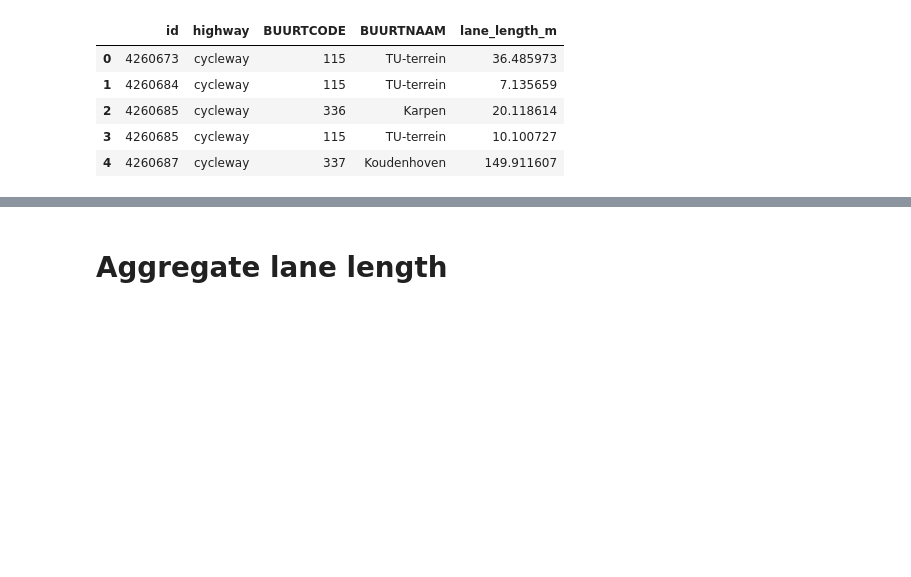
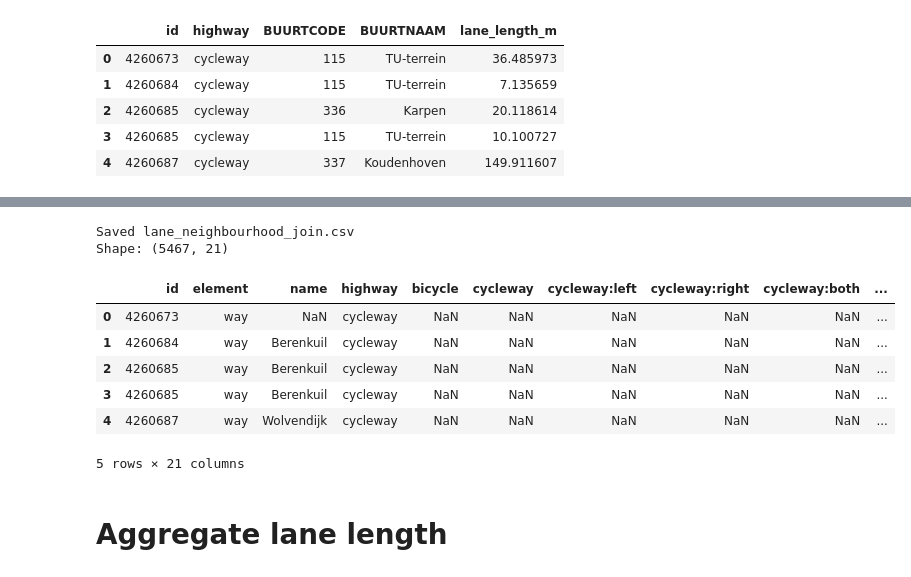
Before and after one commit to haneulchoi0904/2AMD20-Knowledge-Engineering, a Jupyter notebook: notebooks/join_tables.ipynb, the cells around one changed output, grey strips where cells are left out. Saved outputs shown, nothing was run; the diff lists cells and outputs as text; code cells hidden in the pictures; blank space fills up the shorter version.

```diff
--- a/notebooks/join_tables.ipynb
+++ b/notebooks/join_tables.ipynb
@@ -543,3 +497,58 @@ Shape: (5467, 12)
+# %%
+desired_lane_join_cols = [
+    "id",
+    "element",
+    "name",
+    "highway",
+    "bicycle",
+    "cycleway",
+    "cycleway:left",
+    "cycleway:right",
+    "cycleway:both",
+    "cyclestreet",
+    "oneway",
+    "oneway:bicycle",
+    "foot",
+    "segregated",
+    "surface",
+    "lit",
+    "maxspeed",
+    "source_query",
+    "included_reason",
+    "BUURTCODE",
+    "BUURTNAAM",
+    "lane_length_m"
+]
+
+existing_lane_join_cols = [
+    col for col in desired_lane_join_cols
+    if col in lane_intersections.columns
+]
+
+lane_neighbourhood_join = lane_intersections[existing_lane_join_cols].copy()
+
+lane_neighbourhood_join = lane_neighbourhood_join.rename(
+    columns={"lane_length_m": "intersected_length_m"}
+)
+
+lane_neighbourhood_join.to_csv(
+    "../data/clean/lane_neighbourhood_join.csv",
+    index=False
+)
+
+print("Saved lane_neighbourhood_join.csv")
+print("Shape:", lane_neighbourhood_join.shape)
+lane_neighbourhood_join.head()
+# %% [output]
+Saved lane_neighbourhood_join.csv
+Shape: (5467, 21)
+|  | id | element | name | highway | bicycle | cycleway | cycleway:left | cycleway:right | cycleway:both | ... |
+| 0 | 4260673 | way | NaN | cycleway | NaN | NaN | NaN | NaN | NaN | ... |
+| 1 | 4260684 | way | Berenkuil | cycleway | NaN | NaN | NaN | NaN | NaN | ... |
+| 2 | 4260685 | way | Berenkuil | cycleway | NaN | NaN | NaN | NaN | NaN | ... |
+| 3 | 4260685 | way | Berenkuil | cycleway | NaN | NaN | NaN | NaN | NaN | ... |
+| 4 | 4260687 | way | Wolvendijk | cycleway | NaN | NaN | NaN | NaN | NaN | ... |
+5 rows × 21 columns
 # %% [markdown]
 # Aggregate lane length
 # %%
```
Also changed, not shown: parts of 2 cells of this notebook, 1 other file.
